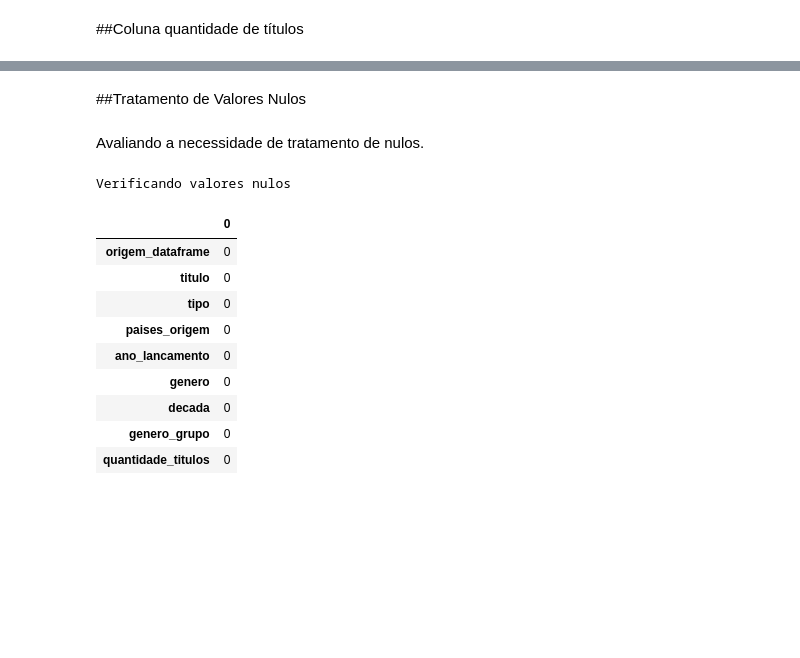
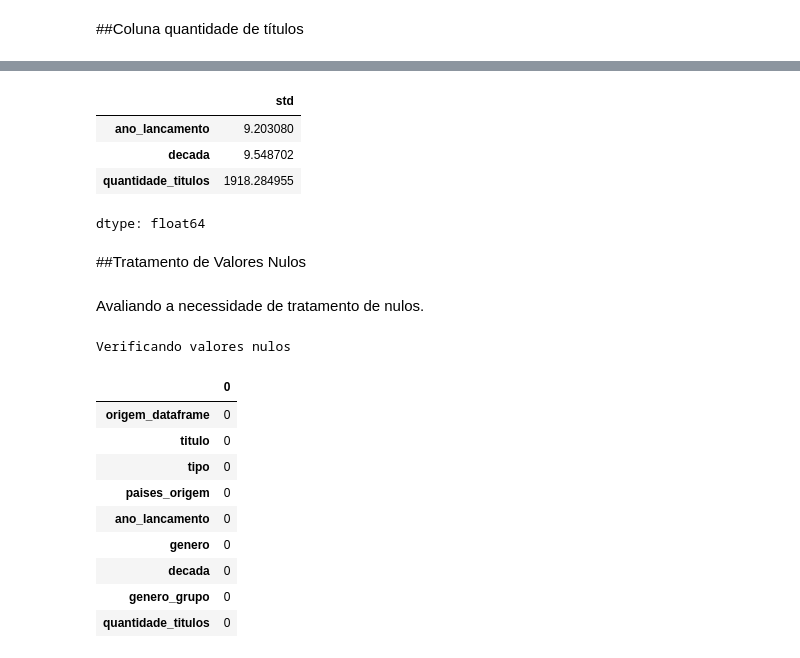
Before and after one commit to hannemanbr/MVP-Analise-Dados-Boas-Praticas, a Jupyter notebook: Sprint_2_MVP_Análise_de_Dados_e_Boas_Práticas.ipynb, the cells around one changed output, grey strips where cells are left out. Saved outputs shown, nothing was run; the diff lists cells and outputs as text; code cells hidden in the pictures; blank space fills up the shorter version.

```diff
--- a/Sprint_2_MVP_Análise_de_Dados_e_Boas_Práticas.ipynb
+++ b/Sprint_2_MVP_Análise_de_Dados_e_Boas_Práticas.ipynb
@@ -2514,3 +2515,12 @@ df_filmes_series.head()
+# %%
+df_desvio = df_filmes_series.copy()
+df_desvio.describe().loc['std']
+# %% [output]
+|  | std |
+| ano_lancamento | 9.203080 |
+| decada | 9.548702 |
+| quantidade_titulos | 1918.284955 |
+dtype: float64
 # %% [markdown]
 ##Tratamento de Valores Nulos
 # %% [markdown]
```
Also changed, not shown: parts of 64 cells of this notebook.
